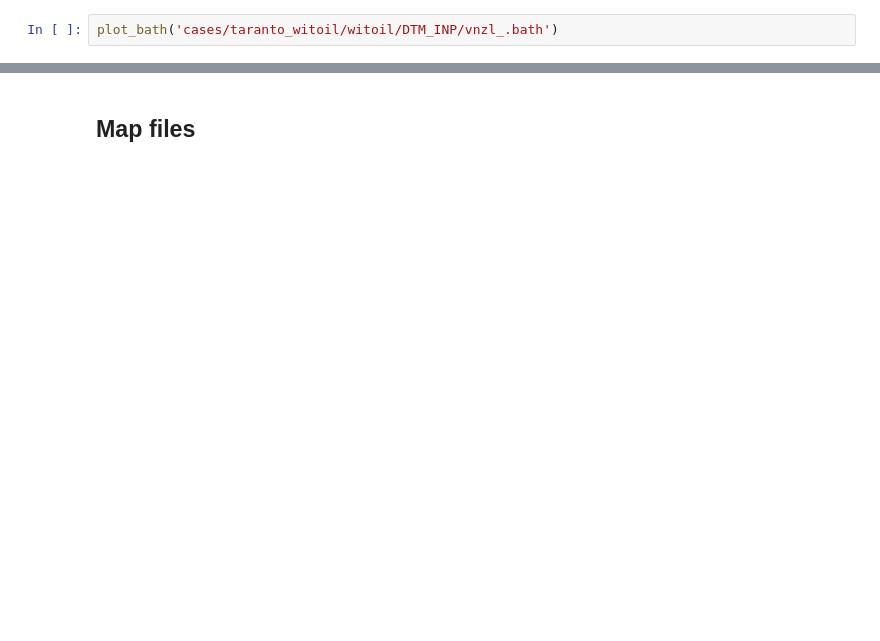
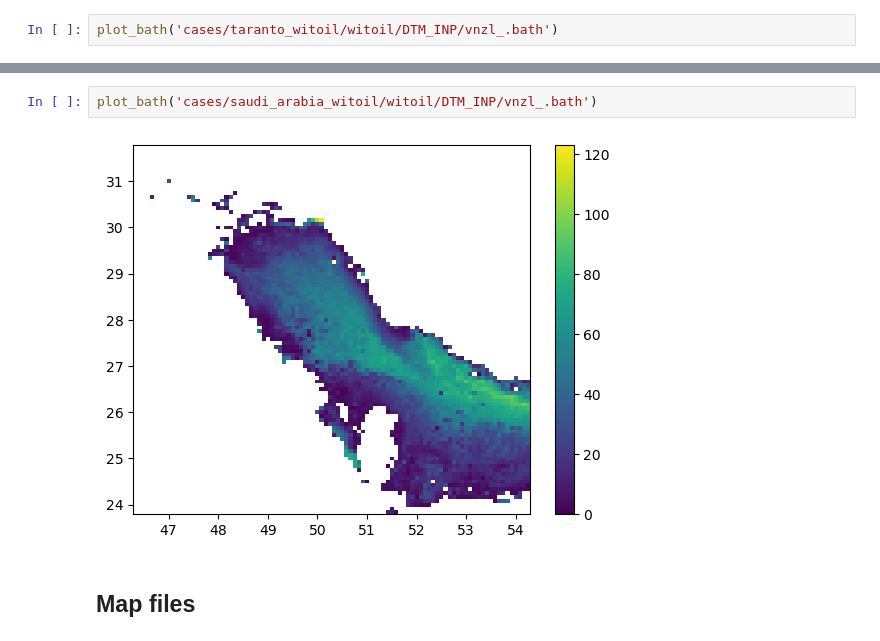
Before and after one commit to Igoratake/MedSlik_CMCC, a Jupyter notebook: Testing_output.ipynb, the cells around one changed output, grey strips where cells are left out. Cells and saved outputs as stored; diff of their text form; blank space fills up the shorter version.

```diff
--- a/Testing_output.ipynb
+++ b/Testing_output.ipynb
@@ -270,3 +404,7 @@ plot_bath('cases/taranto_witoil/witoil/DTM_INP/vnzl_.bath')
+# %%
+plot_bath('cases/saudi_arabia_witoil/witoil/DTM_INP/vnzl_.bath')
+# %% [output]
+[figure, added]
 # %% [markdown]
 ## Map files
 # %%
```
Also changed, not shown: parts of 37 cells of this notebook, 16 other files.
